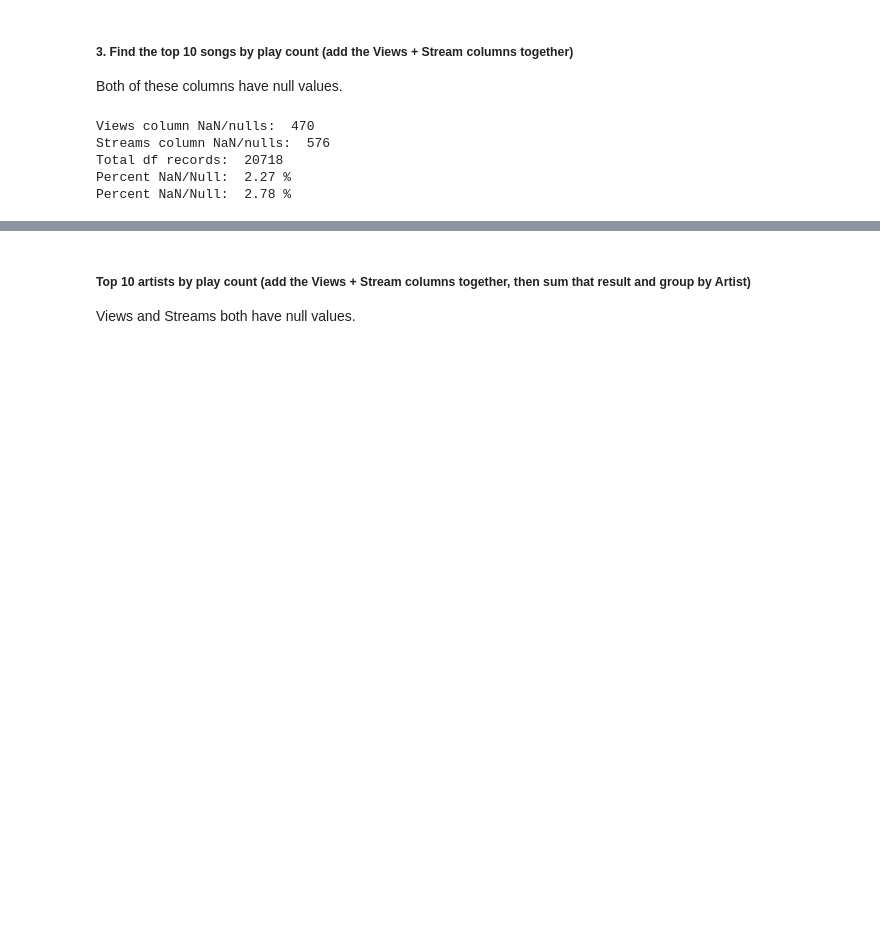
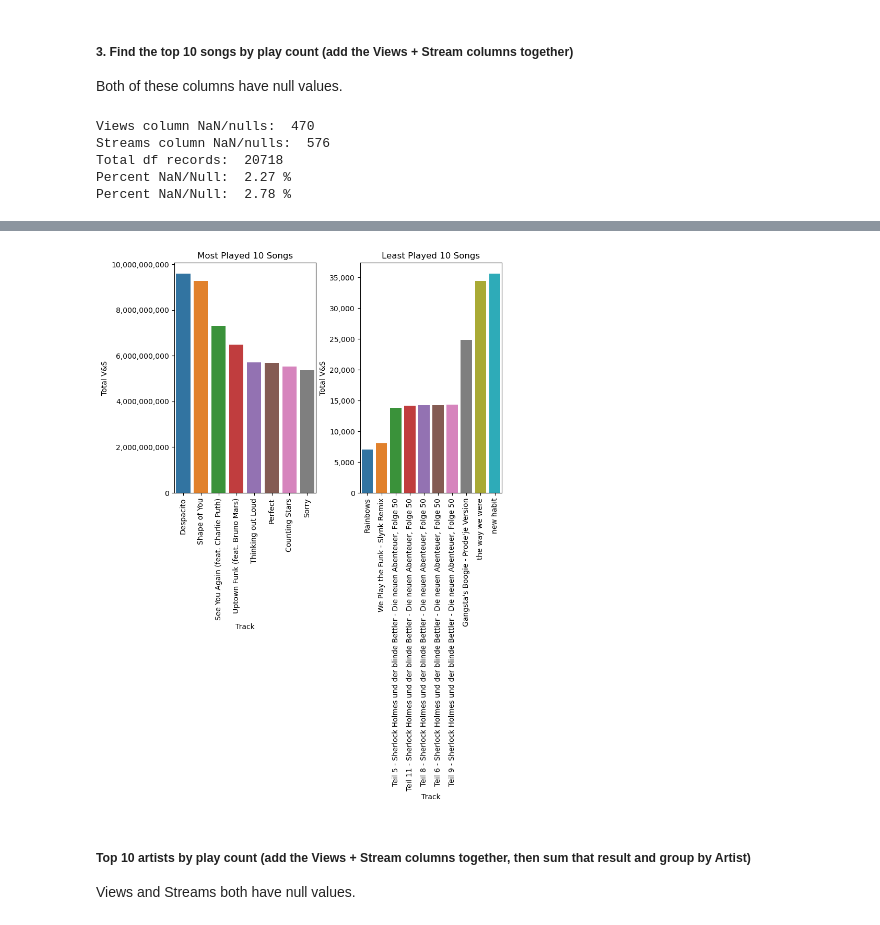
Before and after one commit to likeawednesday/TechCamp_DataViz, a Jupyter notebook: streaming_music_SOLUTION.ipynb, the cells around one changed output, grey strips where cells are left out. Drawn from its saved outputs; the diff is of its cells as text; code cells hidden in the pictures; blank space fills up the shorter version.

```diff
--- a/streaming_music_SOLUTION.ipynb
+++ b/streaming_music_SOLUTION.ipynb
@@ -275,0 +419,19 @@ Percent NaN/Null:  2.78 %
+# %%
+# get top 10 and bottom 10 by play count
+
+# for simplicity, will keep only relevant columns
+# creating copy in case want to use df_avg again
+df_med_trunc = df_med.copy()
+df_med_trunc = df_med_trunc.loc[:,['Artist', 'Track', 'Total V&S']]
+
+# show top and bottom 10 artists by likes using nsmallest/nlargest
+print('FILLNA MEDIAN METHOD\nUsing nlargest/nsmallest\nLONGEST 10 SONGS\n',df_med_trunc.nlargest(n = 10, columns = ['Total V&S']))
+print('\nSHORTEST 10 SONGS\n', df_med_trunc.nsmallest(n = 10, columns = ['Total V&S']))
+
+# using sort_values
+df_med_trunc = df_med_trunc.sort_values(by = 'Total V&S', ascending = False)
+
+# show top and bottom 10 artists by likes using sort_values
+
+print('\nUsing sort_values\nTOP 10 SONGS BY PLAY COUNT\n', df_med_trunc.head(10))
+print('\nBOTTOM 10 SONGS BY PLAY COUNT\n', df_med_trunc.tail(10))
@@ -276,3 +456,32 @@ Percent NaN/Null:  2.78 %
+# %%
+# create visual
+
+# set subplots
+f, (ax1, ax2) = plt.subplots(1, 2, figsize=(7, 5), sharex = False)
+# adjust spacing between subplots (if vertical, would use h_pad)
+f.tight_layout(w_pad = 3)
+
+# create barplots
+sns.barplot(data = df_med_trunc.nlargest(n = 10, columns = ['Total V&S']), x = 'Track', y = 'Total V&S', ax = ax1)
+sns.barplot(data = df_med_trunc.nsmallest(n = 10, columns = ['Total V&S']), x = 'Track', y = 'Total V&S', ax = ax2)
+
+# rotate x-axis tick marks for better visibility
+# we cannot use plt.xticks (rotation = []) because of how we have these set up
+# were you to show each figure in a different cell, you could use plt.xticks
+ax1.tick_params(axis = 'x', labelrotation = 90)
+ax2.tick_params(axis = 'x', labelrotation = 90)
+
+# remove notation of 'le8' for numbers on top 10 and instead show full number with comma separator
+ax1.yaxis.set_major_formatter(mticker.FuncFormatter(lambda x, p: format(int(x), ',')))
+ax2.yaxis.set_major_formatter(mticker.FuncFormatter(lambda x, p: format(int(x), ',')))
+
+# set titles for each visual
+ax1.set_title('Most Played 10 Songs')
+ax2.set_title('Least Played 10 Songs')
+
+plt.show()
+# %% [output]
+[figure, added]
 # %% [markdown]
 ##### Top 10 artists by play count (add the Views + Stream columns together, then sum that result and group by Artist)
 Views and Streams both have null values.
```
Also changed, not shown: parts of 10 cells of this notebook.
